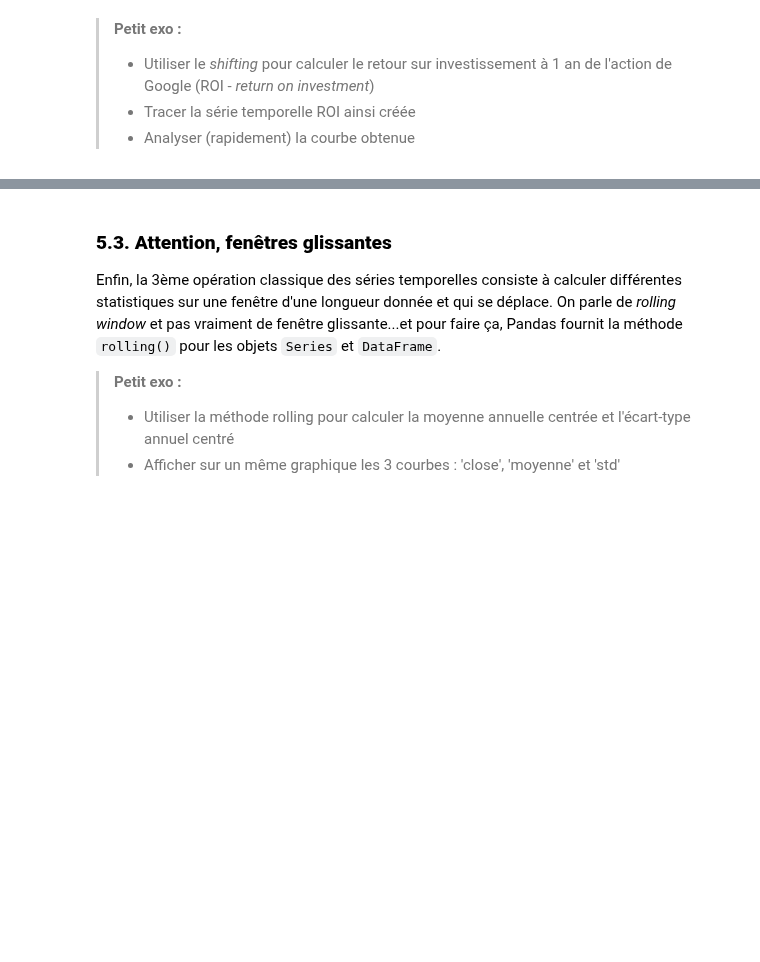
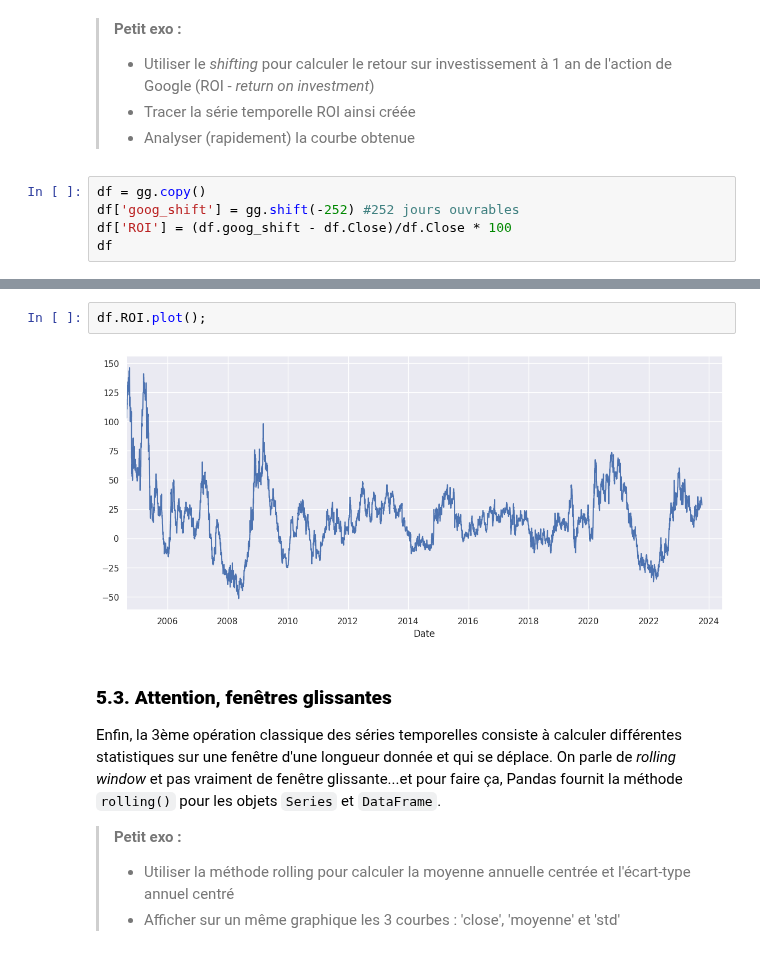
Before and after one commit to louiskuhn/IA-P3-Euskadi, a Jupyter notebook: Ressources/Machine Learning/Séries Temporelles/1. SeriesTemp_Intro.ipynb, the cells around one changed output, grey strips where cells are left out. Drawn from its saved outputs; the diff is of its cells as text; blank space fills up the shorter version.

```diff
--- a/Ressources/Machine Learning/Séries Temporelles/1. SeriesTemp_Intro.ipynb
+++ b/Ressources/Machine Learning/Séries Temporelles/1. SeriesTemp_Intro.ipynb
@@ -496,3 +516,8 @@ ax[2].axvline(local_max + offset, alpha=0.3, color='red');
 >- Utiliser le *shifting* pour calculer le retour sur investissement à 1 an de l'action de Google (ROI - *return on investment*)
 >- Tracer la série temporelle ROI ainsi créée
 >- Analyser (rapidement) la courbe obtenue
+# %%
+df = gg.copy()
+df['goog_shift'] = gg.shift(-252) #252 jours ouvrables
+df['ROI'] = (df.goog_shift - df.Close)/df.Close * 100
+df
@@ -499,3 +539,7 @@ ax[2].axvline(local_max + offset, alpha=0.3, color='red');
+# %%
+df.ROI.plot();
+# %% [output]
+[figure, added]
 # %% [markdown]
 ### **5.3. Attention, fenêtres glissantes**
 
```
Also changed, not shown: parts of 14 cells of this notebook, 2 other files.
